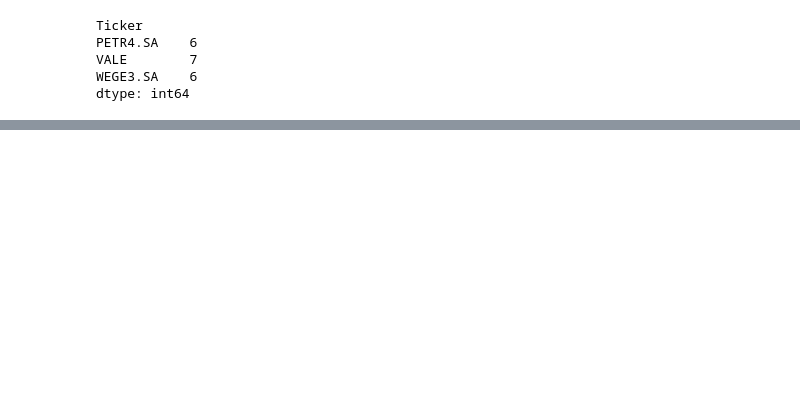
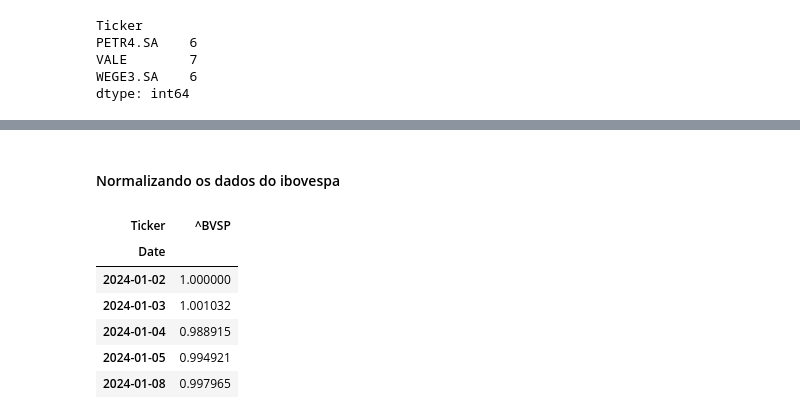
Before and after one commit to edubrumgithub/Analise-Indicadores-Financeiros-Economicos, a Jupyter notebook: main.ipynb, the cells around one changed output, grey strips where cells are left out. Cells and saved outputs as stored; diff of their text form; code cells hidden in the pictures; blank space fills up the shorter version.

```diff
--- a/main.ipynb
+++ b/main.ipynb
@@ -177,0 +201,13 @@ plt.legend();
+# %% [markdown]
+#### Normalizando os dados do ibovespa
+# %%
+ibovespa_normalizado = ibovespa / ibovespa.iloc[0]
+ibovespa_normalizado.head()
+# %% [output]
+| Ticker | ^BVSP |
+| Date |  |
+| 2024-01-02 | 1.000000 |
+| 2024-01-03 | 1.001032 |
+| 2024-01-04 | 0.988915 |
+| 2024-01-05 | 0.994921 |
+| 2024-01-08 | 0.997965 |
```
Also changed, not shown: parts of 41 cells of this notebook.
